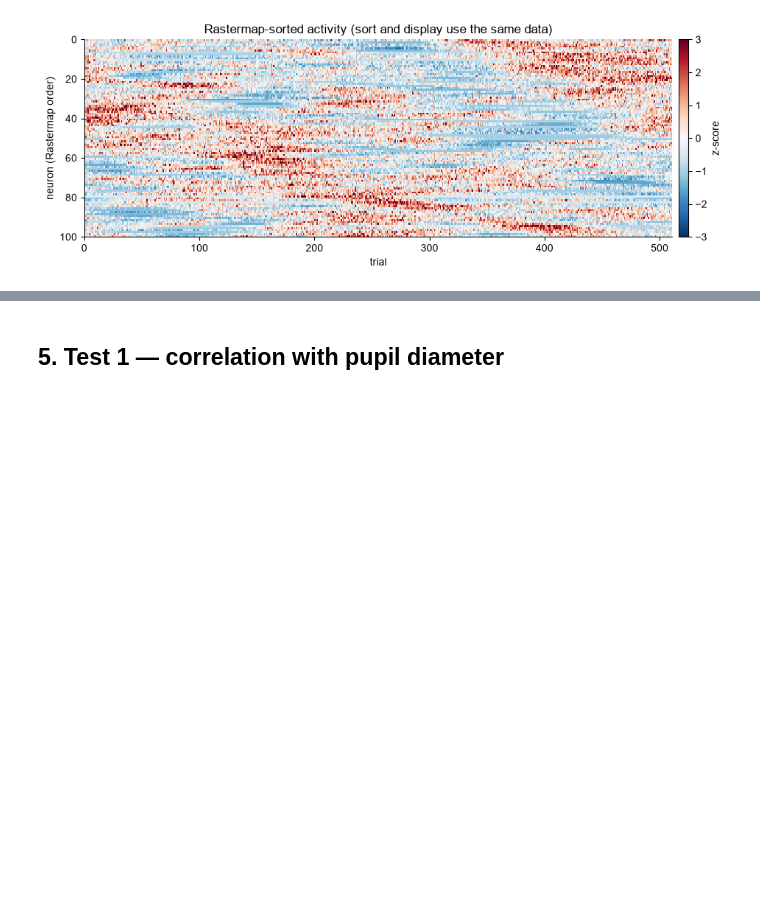
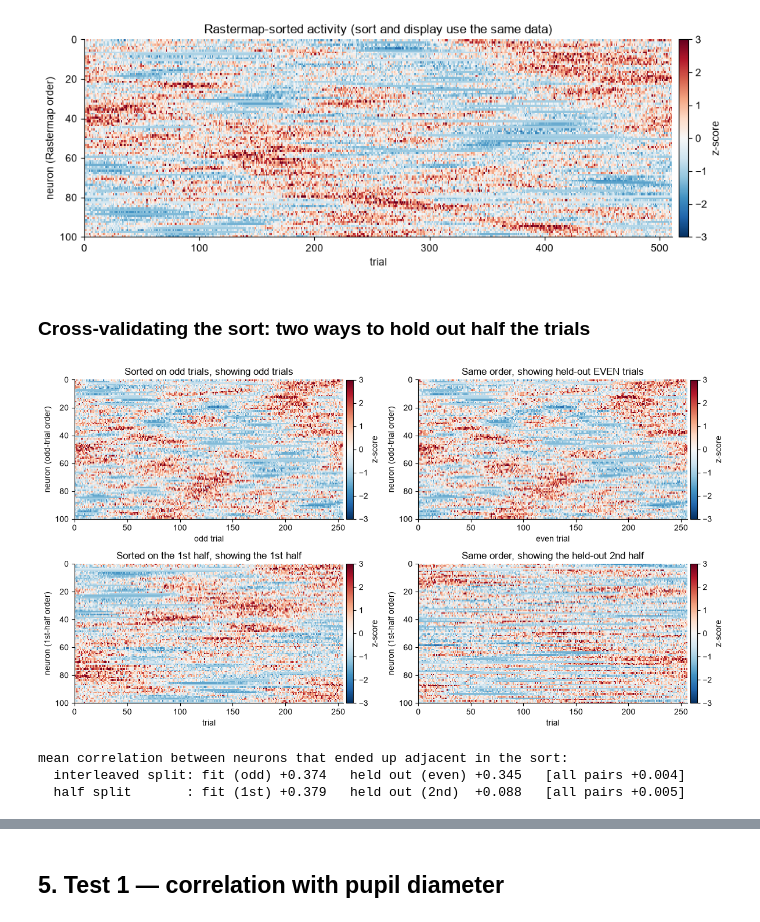
Before and after one commit to SteinmetzLab/GoodAnalysisPractice, a Jupyter notebook: nb4_walkthrough/notebook4_walkthrough.ipynb, the cells around one changed output, grey strips where cells are left out. Saved outputs shown, nothing was run; the diff lists cells and outputs as text; code cells hidden in the pictures; blank space fills up the shorter version.

```diff
--- a/nb4_walkthrough/notebook4_walkthrough.ipynb
+++ b/nb4_walkthrough/notebook4_walkthrough.ipynb
@@ -154,11 +155,13 @@ plt.tight_layout(); plt.show()
 # %% [markdown]
 ## 4. The same matrix, rows sorted by Rastermap
 # %%
-# Rastermap finds an ordering of the neurons that puts neurons with similar
-# activity next to each other. It is fit on this same matrix -- there is no
-# held-out data anywhere.
-model = Rastermap(n_clusters=None, n_PCs=32, locality=0.5, time_lag_window=0).fit(frz)
-isort = model.isort            # neuron indices in the order Rastermap chose
+def rastermap_order(M):
+    """The neuron ordering Rastermap finds for a neurons x trials matrix: it
+    puts neurons with similar activity next to each other."""
+    return Rastermap(n_clusters=None, n_PCs=32, locality=0.5, time_lag_window=0).fit(M).isort
+
+
+isort = rastermap_order(frz)   # fit on the whole matrix: no held-out data anywhere
 
 fig, ax = plt.subplots(figsize=(9.5, 3.6))
 show_matrix(ax, frz[isort], 'RdBu_r', -3, 3,
@@ -168,3 +171,56 @@ ax.set_xlabel('trial')
 plt.tight_layout(); plt.show()
 # %% [output]
 [figure]
+# %% [markdown]
+### Cross-validating the sort: two ways to hold out half the trials
+# %%
+def neighbour_corr(order, M):
+    """Mean correlation between neurons that `order` placed next to each other,
+    measured on the matrix M. If the sort captured shared fluctuation that is
+    really there, this stays high on trials the sort never saw."""
+    C = np.corrcoef(M)
+    return np.mean(C[order[:-1], order[1:]])
+
+
+def mean_pair_corr(M):
+    """Mean correlation over all neuron pairs: what neighbour_corr would give
+    for an ordering that captured nothing."""
+    C = np.corrcoef(M)
+    return np.mean(C[np.triu_indices(len(C), 1)])
+
+
+odd, even     = np.arange(1, n_trials, 2), np.arange(0, n_trials, 2)          # interleaved
+first, second = np.arange(n_trials // 2), np.arange(n_trials // 2, n_trials)  # contiguous
+
+order_odd   = rastermap_order(frz[:, odd])     # sort using only the odd trials
+order_first = rastermap_order(frz[:, first])   # sort using only the first half
+
+fig, axes = plt.subplots(2, 2, figsize=(12, 6.5))
+show_matrix(axes[0, 0], frz[order_odd][:, odd], 'RdBu_r', -3, 3,
+            'Sorted on odd trials, showing odd trials', 'z-score',
+            ylabel='neuron (odd-trial order)')
+show_matrix(axes[0, 1], frz[order_odd][:, even], 'RdBu_r', -3, 3,
+            'Same order, showing held-out EVEN trials', 'z-score',
+            ylabel='neuron (odd-trial order)')
+show_matrix(axes[1, 0], frz[order_first][:, first], 'RdBu_r', -3, 3,
+            'Sorted on the 1st half, showing the 1st half', 'z-score',
+            ylabel='neuron (1st-half order)')
+show_matrix(axes[1, 1], frz[order_first][:, second], 'RdBu_r', -3, 3,
+            'Same order, showing the held-out 2nd half', 'z-score',
+            ylabel='neuron (1st-half order)')
+for ax, lab in zip(axes.ravel(), ['odd trial', 'even trial', 'trial', 'trial']):
+    ax.set_xlabel(lab)
+plt.tight_layout(); plt.show()
+
+print('mean correlation between neurons that ended up adjacent in the sort:')
+print(f'  interleaved split: fit (odd) {neighbour_corr(order_odd, frz[:, odd]):+.3f}   '
+      f'held out (even) {neighbour_corr(order_odd, frz[:, even]):+.3f}   '
+      f'[all pairs {mean_pair_corr(frz[:, even]):+.3f}]')
+print(f'  half split       : fit (1st) {neighbour_corr(order_first, frz[:, first]):+.3f}   '
+      f'held out (2nd)  {neighbour_corr(order_first, frz[:, second]):+.3f}   '
+      f'[all pairs {mean_pair_corr(frz[:, second]):+.3f}]')
+# %% [output]
+[figure, added]
+mean correlation between neurons that ended up adjacent in the sort:
+  interleaved split: fit (odd) +0.374   held out (even) +0.345   [all pairs +0.004]
+  half split       : fit (1st) +0.379   held out (2nd)  +0.088   [all pairs +0.005]
```
Also changed, not shown: parts of 9 cells of this notebook, 2 other files.
